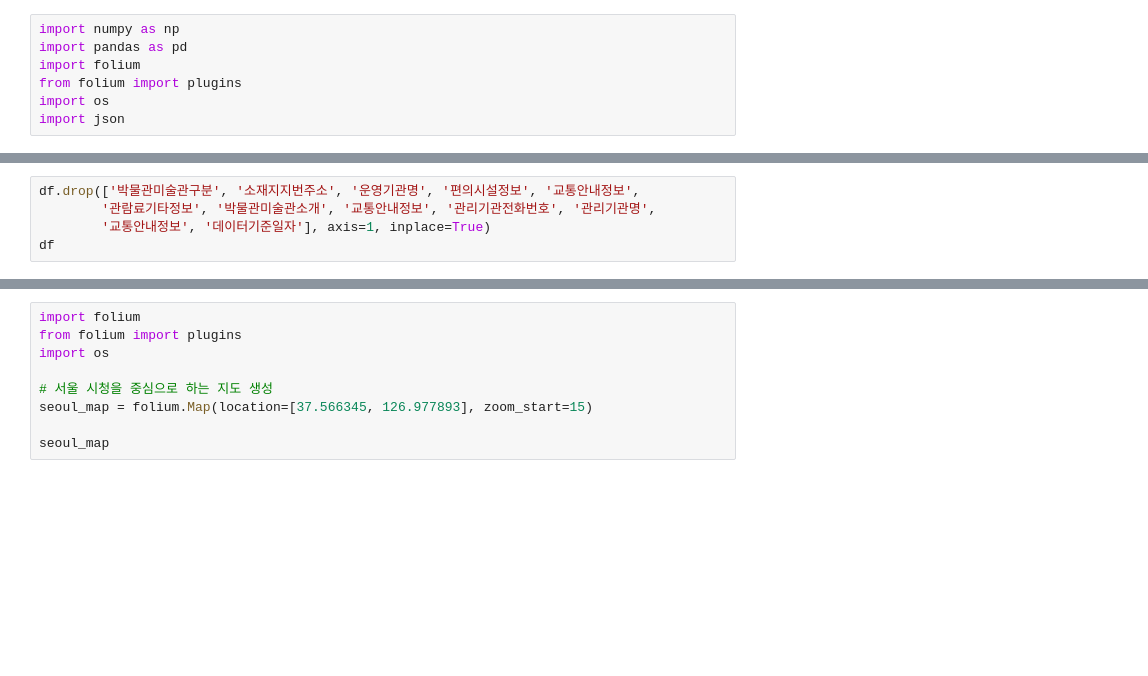
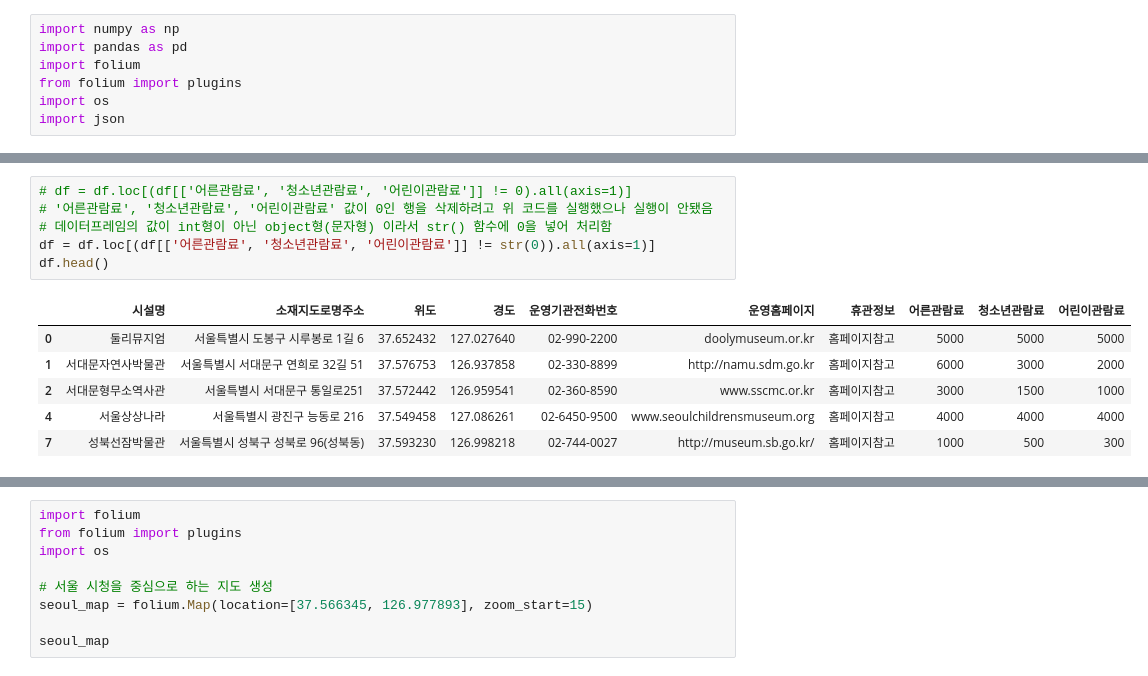
Before and after one commit to Jungddaseul/chatGPT_Mini_Project, a Jupyter notebook: pandas_folium/seoul_food_folium.ipynb, the cells around one changed output, grey strips where cells are left out. Saved outputs shown, nothing was run; the diff lists cells and outputs as text; blank space fills up the shorter version.

```diff
--- a/pandas_folium/seoul_food_folium.ipynb
+++ b/pandas_folium/seoul_food_folium.ipynb
@@ -26,6 +109 @@ Index(['시설명', '박물관미술관구분', '소재지도로명주소', '소
       dtype='object')
-# %%
-df.drop(['박물관미술관구분', '소재지지번주소', '운영기관명', '편의시설정보', '교통안내정보',
-        '관람료기타정보', '박물관미술관소개', '교통안내정보', '관리기관전화번호', '관리기관명',
-        '교통안내정보', '데이터기준일자'], axis=1, inplace=True)
-df
@@ -46 +110,14 @@ df
+# %%
+# df = df.loc[(df[['어른관람료', '청소년관람료', '어린이관람료']] != 0).all(axis=1)]
+# '어른관람료', '청소년관람료', '어린이관람료' 값이 0인 행을 삭제하려고 위 코드를 실행했으나 실행이 안됐음
+# 데이터프레임의 값이 int형이 아닌 object형(문자형) 이라서 str() 함수에 0을 넣어 처리함
+df = df.loc[(df[['어른관람료', '청소년관람료', '어린이관람료']] != str(0)).all(axis=1)]
+df.head()
+# %% [output]
+|  | 시설명 | 소재지도로명주소 | 위도 | 경도 | 운영기관전화번호 | 운영홈페이지 | 휴관정보 | 어른관람료 | 청소년관람료 | 어린이관람료 |
+| 0 | 둘리뮤지엄 | 서울특별시 도봉구 시루봉로 1길 6 | 37.652432 | 127.027640 | 02-990-2200 | doolymuseum.or.kr | 홈페이지참고 | 5000 | 5000 | 5000 |
+| 1 | 서대문자연사박물관 | 서울특별시 서대문구 연희로 32길 51 | 37.576753 | 126.937858 | 02-330-8899 | http://namu.sdm.go.kr | 홈페이지참고 | 6000 | 3000 | 2000 |
+| 2 | 서대문형무소역사관 | 서울특별시 서대문구 통일로251 | 37.572442 | 126.959541 | 02-360-8590 | www.sscmc.or.kr | 홈페이지참고 | 3000 | 1500 | 1000 |
+| 4 | 서울상상나라 | 서울특별시 광진구 능동로 216 | 37.549458 | 127.086261 | 02-6450-9500 | www.seoulchildrensmuseum.org | 홈페이지참고 | 4000 | 4000 | 4000 |
+| 7 | 성북선잠박물관 | 서울특별시 성북구 성북로 96(성북동) | 37.593230 | 126.998218 | 02-744-0027 | http://museum.sb.go.kr/ | 홈페이지참고 | 1000 | 500 | 300 |
 # %%
```
Also changed, not shown: parts of 18 cells of this notebook, 3 other files.
